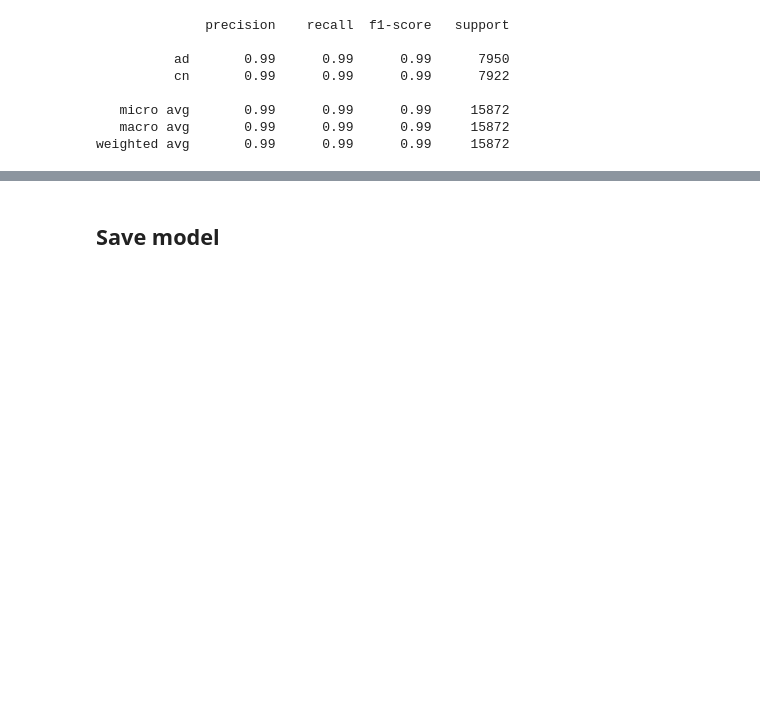
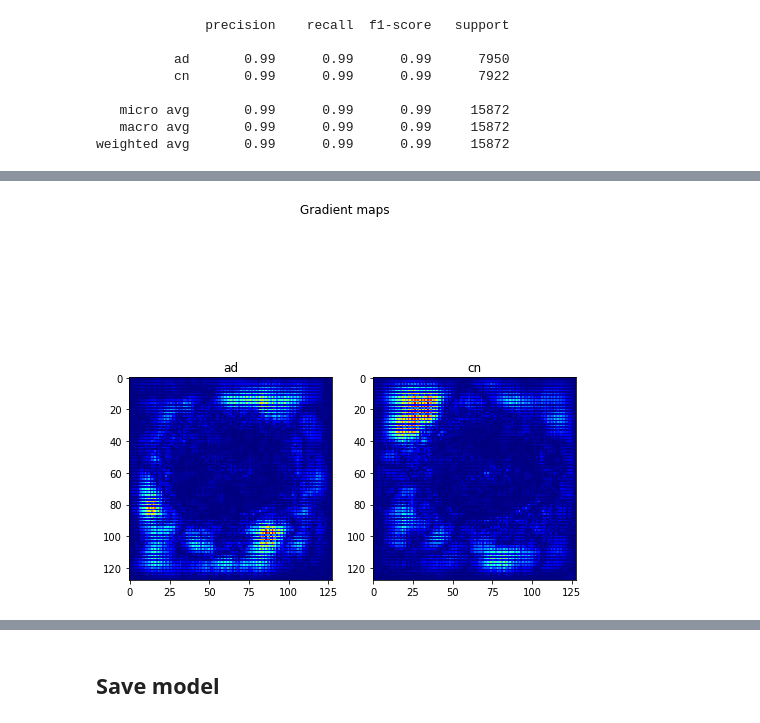
Before and after one commit to vincent1bt/Healthy-notebooks, a Jupyter notebook: AD.ipynb, the cells around one changed output, grey strips where cells are left out. Drawn from its saved outputs; the diff is of its cells as text; code cells hidden in the pictures; blank space fills up the shorter version.

```diff
--- a/AD.ipynb
+++ b/AD.ipynb
@@ -329,0 +388,12 @@ weighted avg       0.99      0.99      0.99     15872
+# %%
+layer_idx = utils.find_layer_idx(model, 'dense_2')
+
+fig, ax = plt.subplots(1, 2, figsize=(8, 8))
+fig.suptitle('Gradient maps')
+
+for index, img in enumerate(preprocessed_images):
+    grads = visualize_saliency(model, layer_idx, filter_indices=index, seed_input=img)
+    ax[index].set_title(classes_names[index])
+    ax[index].imshow(grads, cmap='jet')
+# %% [output]
+[figure, added]
```
Also changed, not shown: parts of 13 cells of this notebook, 2 other files.
